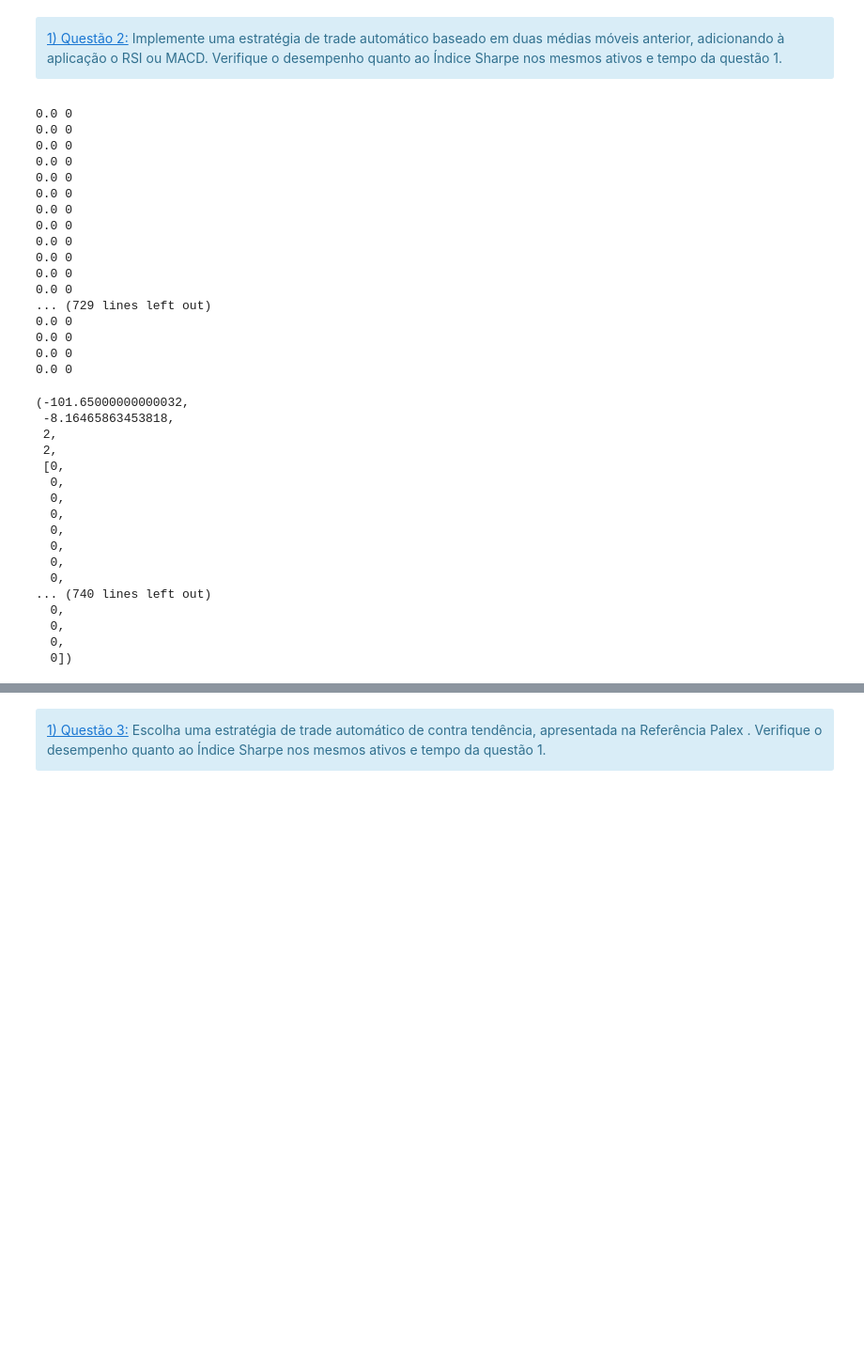
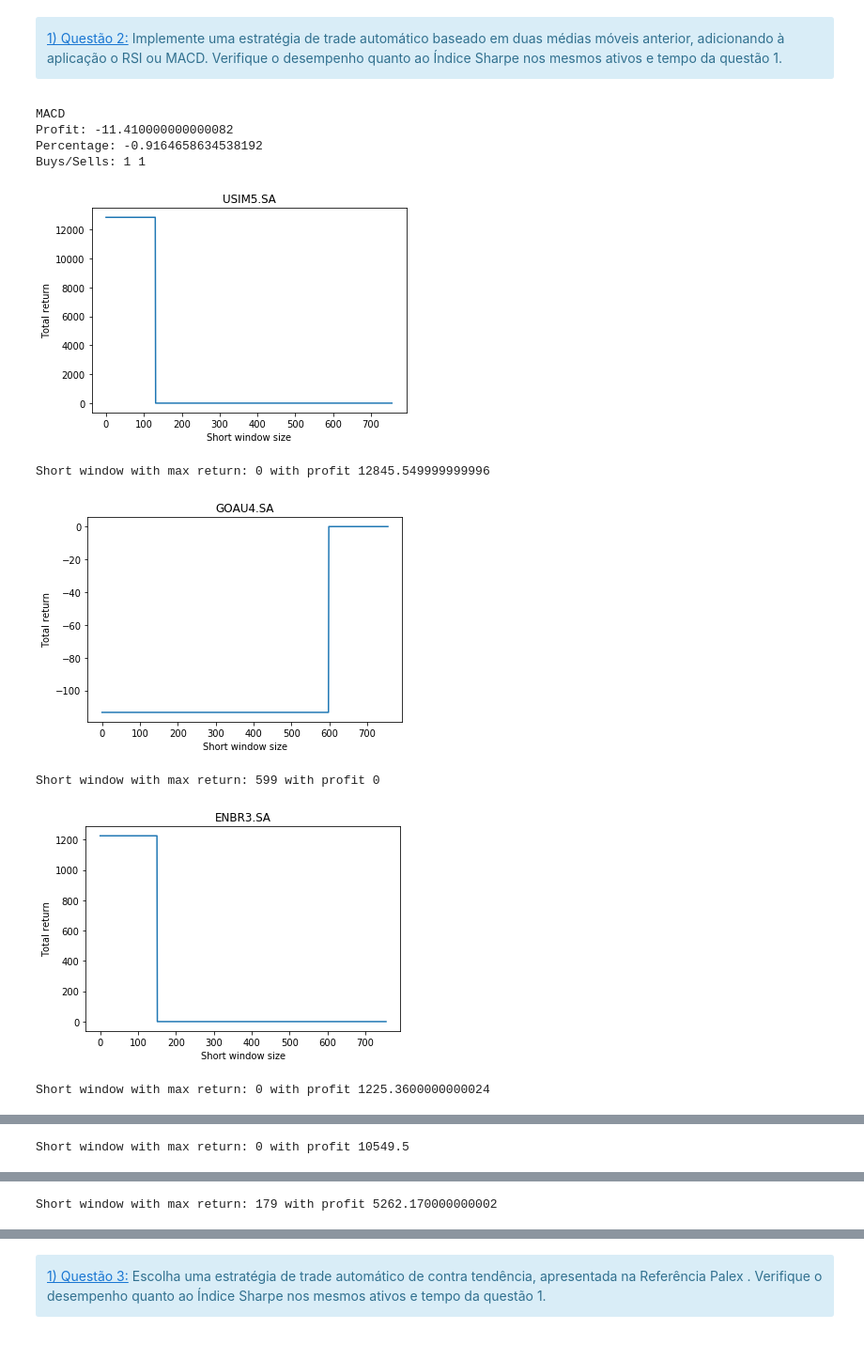
Before and after one commit to MepaTrading/psf-project-2, a Jupyter notebook: Segunda_2BAtividade_2BPr_C3_A1tica_2BAvaliativa.ipynb, the cells around one changed output, grey strips where cells are left out. Shown: that part at 94% size. Drawn from its saved outputs; the diff is of its cells as text; code cells hidden in the pictures; blank space fills up the shorter version.

```diff
--- a/Segunda_2BAtividade_2BPr_C3_A1tica_2BAvaliativa.ipynb
+++ b/Segunda_2BAtividade_2BPr_C3_A1tica_2BAvaliativa.ipynb
@@ -117,38 +100,33 @@ def macd(data, period_long=26, period_short=12, period_signal=9, column='Close')
-# %%
-simulate_macd_avg_trading(all_data, 'GOAU4.SA',short_window=7,
-                          long_window=14, gain=0.5, loss=1, initial_value=1245)
-# %% [output]
-0.0 0
-0.0 0
-0.0 0
-0.0 0
-0.0 0
-0.0 0
-0.0 0
-0.0 0
-0.0 0
-0.0 0
-0.0 0
-0.0 0
-... (729 lines left out)
-0.0 0
-0.0 0
-0.0 0
-0.0 0
-(-101.65000000000032,
- -8.16465863453818,
- 2,
- 2,
- [0,
-  0,
-  0,
-  0,
-  0,
-  0,
-  0,
-  0,
-... (740 lines left out)
-  0,
-  0,
-  0,
-  0])
+# %%
+profit_macd, percentage_macd, buys_macd, sells_macd, temporal_series_macd = simulate_macd_avg_trading(all_data, 'GOAU4.SA',short_window=5, long_window=6, gain=1, loss=1, initial_value=1245)
+print("MACD")
+print("Profit:", profit_macd)
+print("Percentage:", percentage_macd)
+print("Buys/Sells:", buys_macd, sells_macd)
+# %% [output]
+MACD
+Profit: -11.410000000000082
+Percentage: -0.9164658634538192
+Buys/Sells: 1 1
+# %%
+for ticker in ticker_list:
+    macd_brute_force = []
+    for i in range(252*3):
+        profit_macd, percentage_macd, buys_macd, sells_macd, temporal_series_macd = simulate_macd_avg_trading(all_data, ticker, short_window=i, long_window=2*i, gain=1, loss=1, initial_value=12345)
+        macd_brute_force.append((profit_macd, i))
+
+    plt.plot([a[0] for a in macd_brute_force])
+    plt.title(ticker)
+    plt.ylabel("Total return")
+    plt.xlabel("Short window size")
+    plt.show()
+
+    macd_brute_force = sorted(macd_brute_force, key=lambda x: -x[0])
+    print("Short window with max return: {0} with profit {1}".format(macd_brute_force[0][1], macd_brute_force[0][0]))
+# %% [output]
+[figure, added]
+Short window with max return: 0 with profit 12845.549999999996
+[figure, added]
+Short window with max return: 599 with profit 0
+[figure, added]
+Short window with max return: 0 with profit 1225.3600000000024
@@ -154,0 +134 @@ simulate_macd_avg_trading(all_data, 'GOAU4.SA',short_window=7,
+Short window with max return: 0 with profit 10549.5
@@ -154,0 +136 @@ simulate_macd_avg_trading(all_data, 'GOAU4.SA',short_window=7,
+Short window with max return: 179 with profit 5262.170000000002
```
Also changed, not shown: parts of 16 cells of this notebook, 4 other files.
